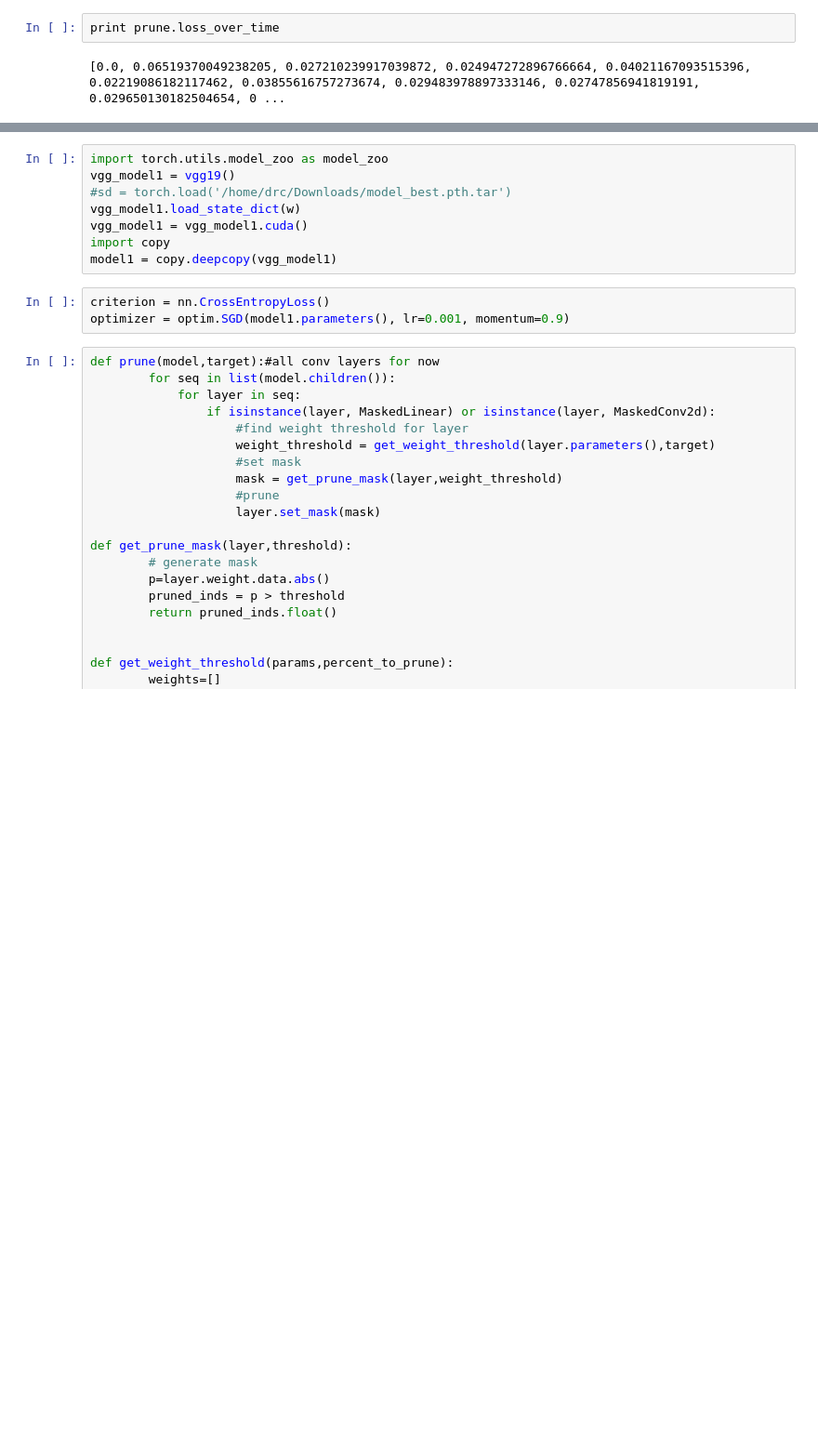
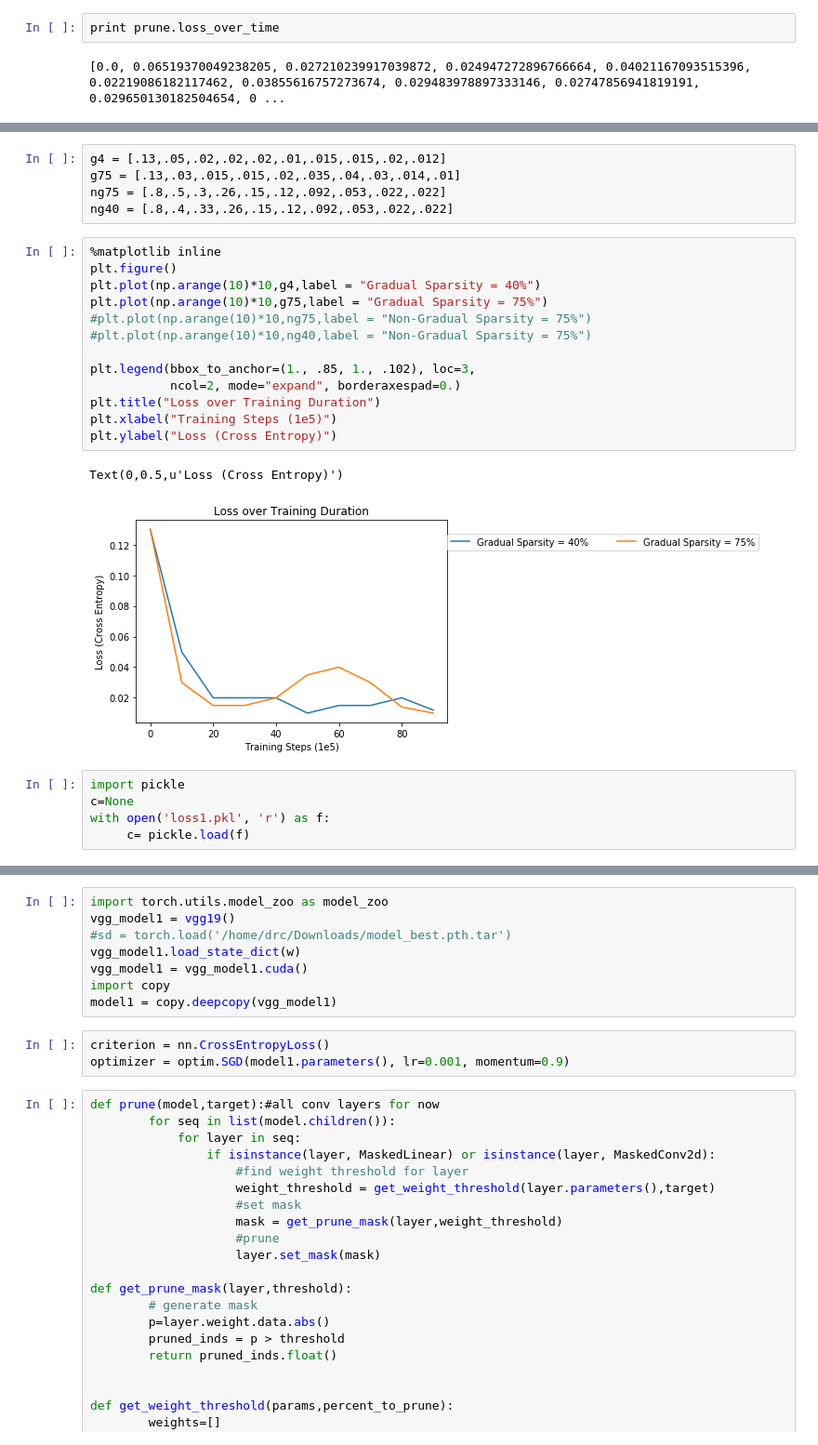
Before and after one commit to ChristopherSweeney/SlimNets, a Jupyter notebook: prunning.ipynb, the cells around one changed output, grey strips where cells are left out. Shown at 93% size. Saved outputs shown, nothing was run; the diff lists cells and outputs as text; blank space fills up the shorter version.

```diff
--- a/prunning.ipynb
+++ b/prunning.ipynb
@@ -731,3 +788,29 @@ with open('sparse1.pkl', 'wb') as f:
+# %%
+g4 = [.13,.05,.02,.02,.02,.01,.015,.015,.02,.012]
+g75 = [.13,.03,.015,.015,.02,.035,.04,.03,.014,.01]
+ng75 = [.8,.5,.3,.26,.15,.12,.092,.053,.022,.022]
+ng40 = [.8,.4,.33,.26,.15,.12,.092,.053,.022,.022]
+# %%
+%matplotlib inline
+plt.figure()
+plt.plot(np.arange(10)*10,g4,label = "Gradual Sparsity = 40%")
+plt.plot(np.arange(10)*10,g75,label = "Gradual Sparsity = 75%")
+#plt.plot(np.arange(10)*10,ng75,label = "Non-Gradual Sparsity = 75%")
+#plt.plot(np.arange(10)*10,ng40,label = "Non-Gradual Sparsity = 75%")
+
+plt.legend(bbox_to_anchor=(1., .85, 1., .102), loc=3,
+           ncol=2, mode="expand", borderaxespad=0.)
+plt.title("Loss over Training Duration")
+plt.xlabel("Training Steps (1e5)")
+plt.ylabel("Loss (Cross Entropy)")
+# %% [output]
+Text(0,0.5,u'Loss (Cross Entropy)')
+[figure, added]
+# %%
+import pickle
+c=None
+with open('loss1.pkl', 'r') as f:
+     c= pickle.load(f)
 # %%
 %matplotlib inline
 plt.figure()
```
Also changed, not shown: parts of 17 cells of this notebook.
